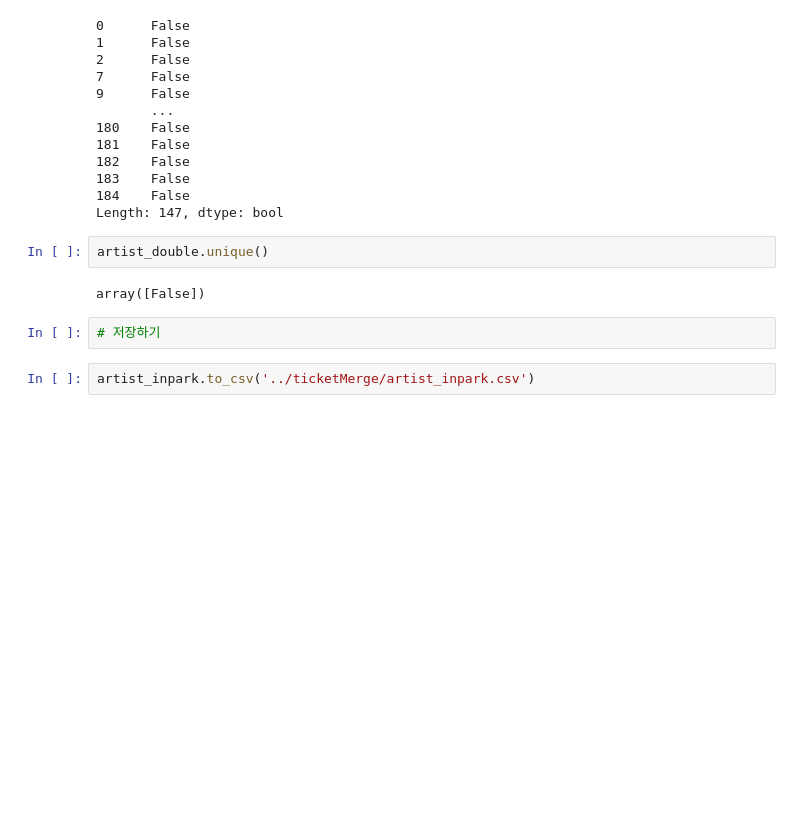
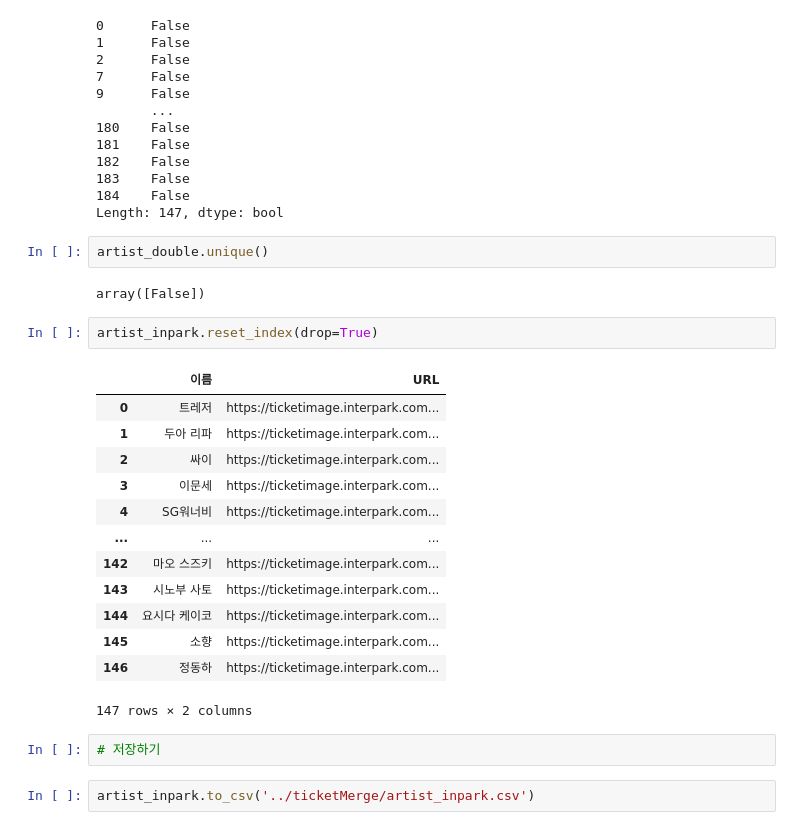
Before and after one commit to yoonmiriii/TicketMerge_data, a Jupyter notebook: ticketMerge/ticketmerge-interpark.ipynb, the cells around one changed output. Saved outputs shown, nothing was run; the diff lists cells and outputs as text; blank space fills up the shorter version.

```diff
--- a/ticketMerge/ticketmerge-interpark.ipynb
+++ b/ticketMerge/ticketmerge-interpark.ipynb
@@ -316,6 +324,22 @@ Length: 147, dtype: bool
 artist_double.unique()
 # %% [output]
 array([False])
+# %%
+artist_inpark.reset_index(drop=True)
+# %% [output]
+|  | 이름 | URL |
+| 0 | 트레저 | https://ticketimage.interpark.com... |
+| 1 | 두아 리파 | https://ticketimage.interpark.com... |
+| 2 | 싸이 | https://ticketimage.interpark.com... |
+| 3 | 이문세 | https://ticketimage.interpark.com... |
+| 4 | SG워너비 | https://ticketimage.interpark.com... |
+| ... | ... | ... |
+| 142 | 마오 스즈키 | https://ticketimage.interpark.com... |
+| 143 | 시노부 사토 | https://ticketimage.interpark.com... |
+| 144 | 요시다 케이코 | https://ticketimage.interpark.com... |
+| 145 | 소향 | https://ticketimage.interpark.com... |
+| 146 | 정동하 | https://ticketimage.interpark.com... |
+147 rows × 2 columns
 # %%
 # 저장하기
 # %%
```
Also changed, not shown: parts of 4 cells of this notebook.
